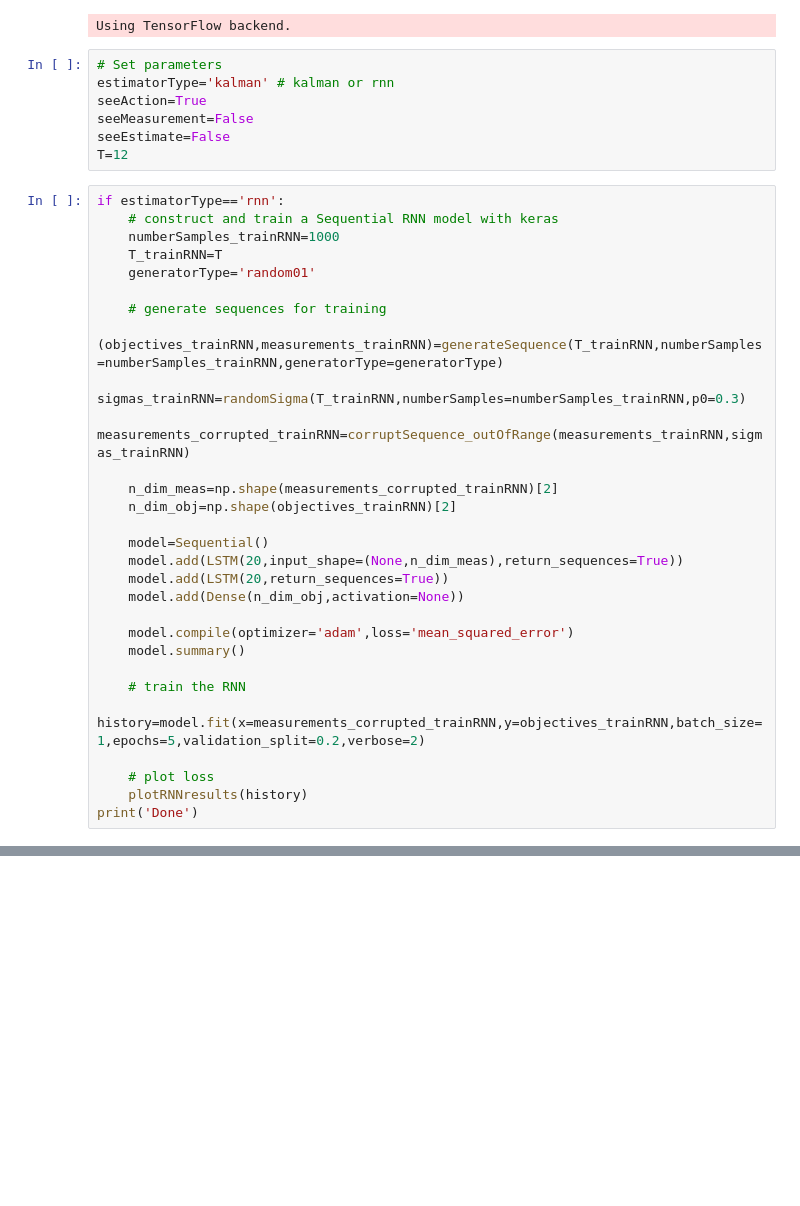
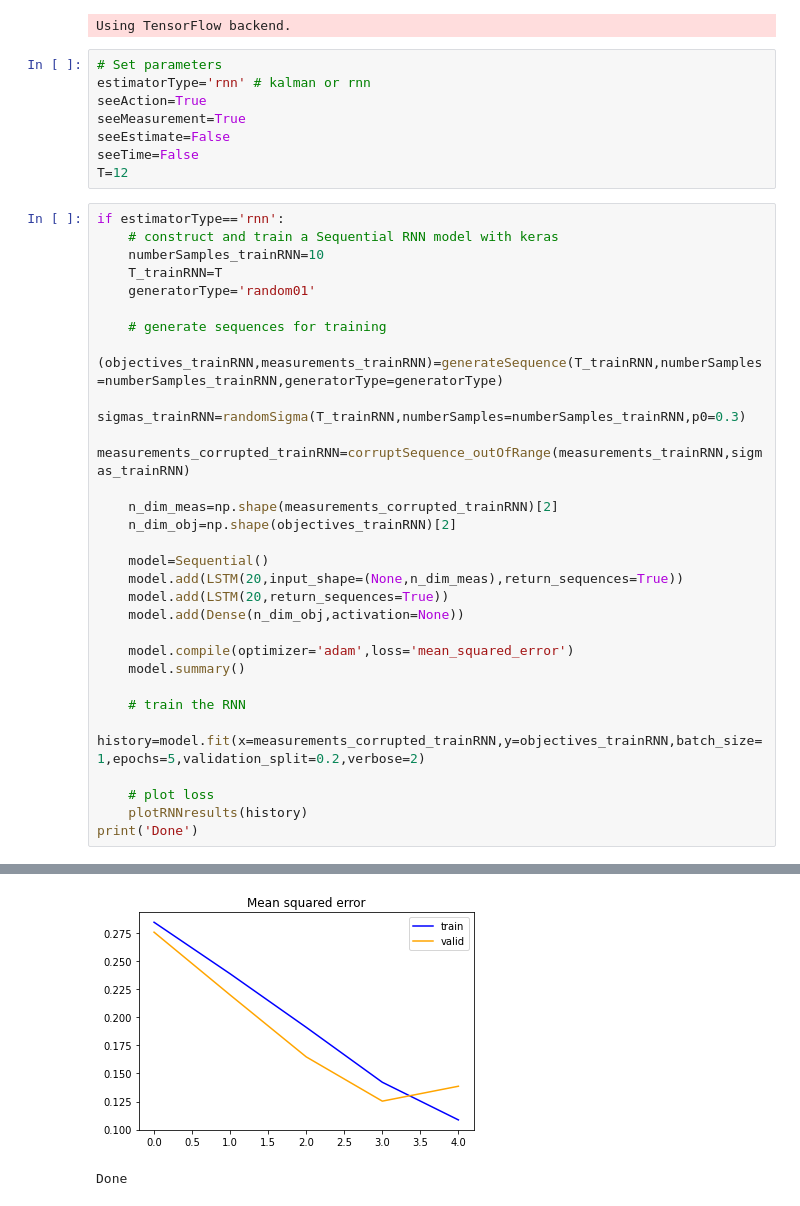
Before and after one commit to aaspeel/optiMeasRL, a Jupyter notebook: RL.ipynb, the cells around one changed output, grey strips where cells are left out. Saved outputs shown, nothing was run; the diff lists cells and outputs as text; blank space fills up the shorter version.

```diff
--- a/RL.ipynb
+++ b/RL.ipynb
@@ -21,15 +21,16 @@ from keras.optimizers import Adam
 Using TensorFlow backend.
 # %%
 # Set parameters
-estimatorType='kalman' # kalman or rnn
+estimatorType='rnn' # kalman or rnn
 seeAction=True
-seeMeasurement=False
+seeMeasurement=True
 seeEstimate=False
+seeTime=False
 T=12
 # %%
 if estimatorType=='rnn':
     # construct and train a Sequential RNN model with keras
-    numberSamples_trainRNN=1000
+    numberSamples_trainRNN=10
     T_trainRNN=T
     generatorType='random01'
 
@@ -60,3 +77,5 @@ Done
+[figure, added]
+Done
 # %%
 if estimatorType=='rnn':
     idx_sample=0
```
Also changed, not shown: parts of 10 cells of this notebook, 6 other files.
